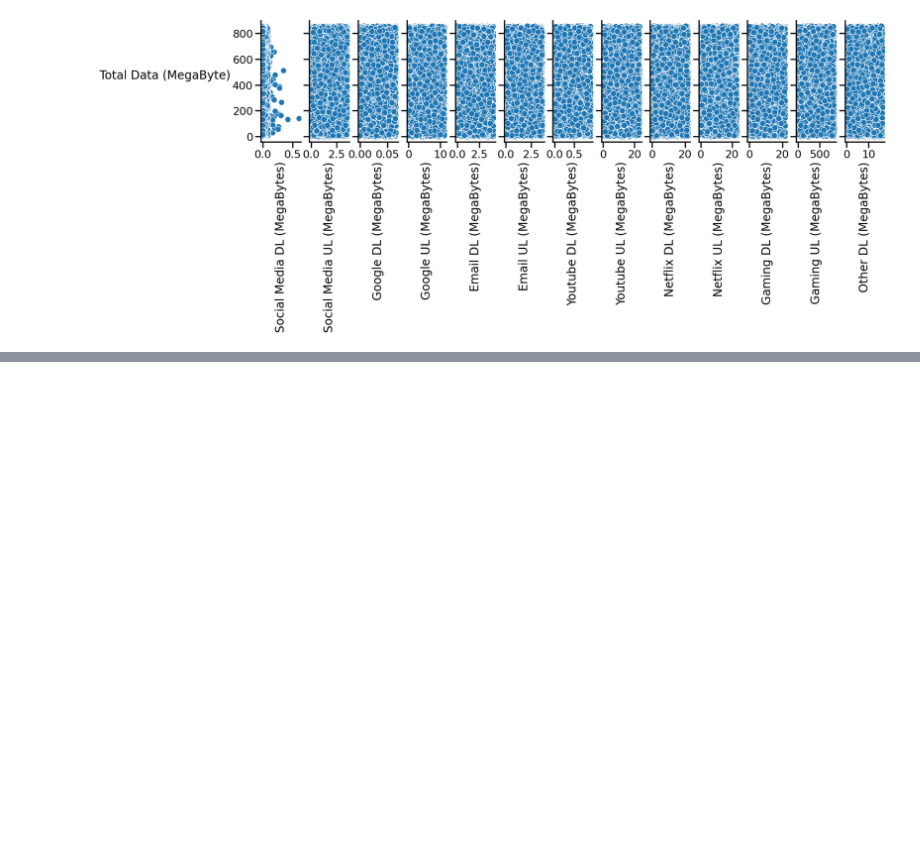
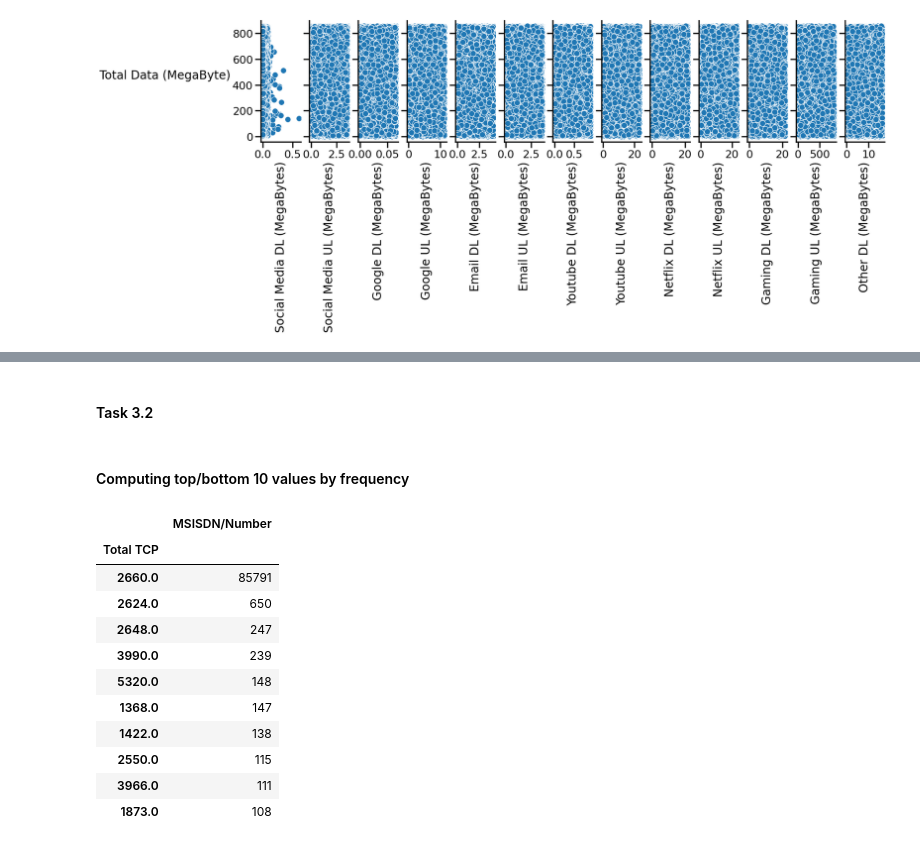
Before and after one commit to KutashiMA/Telecom_User_Analytics, a Jupyter notebook: User_Analytics.ipynb, the cells around one changed output, grey strips where cells are left out. Saved outputs shown, nothing was run; the diff lists cells and outputs as text; code cells hidden in the pictures; blank space fills up the shorter version.

Commit message:
completed task 3.2

```diff
--- a/User_Analytics.ipynb
+++ b/User_Analytics.ipynb
@@ -1413,0 +1414,21 @@ ea_df.groupby('MSISDN/Number')[['Handset Type']].count()
+# %% [markdown]
+#### Task 3.2
+# %% [markdown]
+#### Computing top/bottom 10 values by frequency
+# %%
+# top 10 TCP values
+tcp = ea_df.groupby('Total TCP').agg({'MSISDN/Number': 'count'}).sort_values(by='MSISDN/Number', ascending=False)
+tcp.iloc[:10, :]
+# %% [output]
+|  | MSISDN/Number |
+| Total TCP |  |
+| 2660.0 | 85791 |
+| 2624.0 | 650 |
+| 2648.0 | 247 |
+| 3990.0 | 239 |
+| 5320.0 | 148 |
+| 1368.0 | 147 |
+| 1422.0 | 138 |
+| 2550.0 | 115 |
+| 3966.0 | 111 |
+| 1873.0 | 108 |
```
Also changed, not shown: parts of 125 cells of this notebook.
